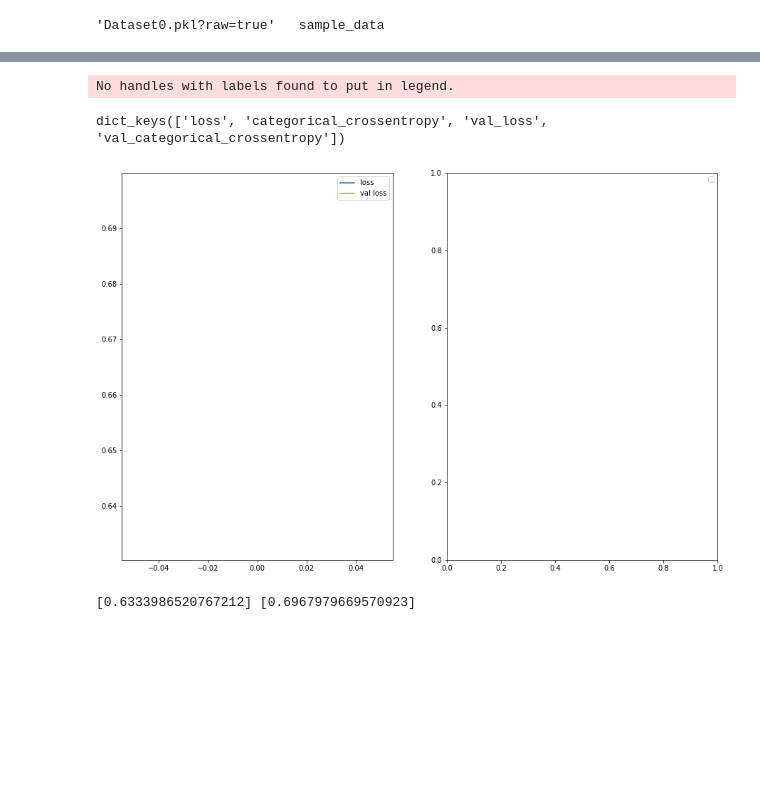
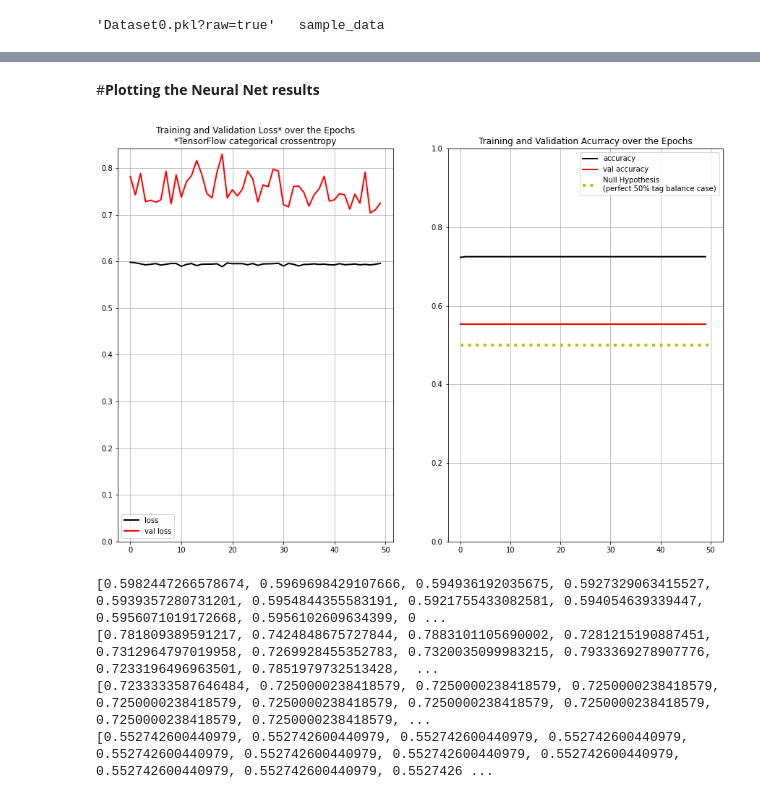
Before and after one commit to GastonMazzei/TraceMeOut, a Jupyter notebook: utils/TraceMeOut_4GoogleColab.ipynb, the cells around one changed output, grey strips where cells are left out. Saved outputs shown, nothing was run; the diff lists cells and outputs as text; code cells hidden in the pictures; blank space fills up the shorter version.

```diff
--- a/utils/TraceMeOut_4GoogleColab.ipynb
+++ b/utils/TraceMeOut_4GoogleColab.ipynb
@@ -148,15 +163,16 @@ z = tf.keras.layers.Dense(NCATEGORIES, activation="softmax")(z)
 model = tf.keras.Model(inputs=[x.input, y.input], outputs=z)
 
 # Compile the model :-)
-model.compile(optimizer=tf.keras.optimizers.SGD(learning_rate=1e-3),
+model.compile(optimizer=tf.keras.optimizers.SGD(learning_rate=LR),
               loss=tf.keras.losses.CategoricalCrossentropy(),
-              metrics=[tf.keras.metrics.CategoricalCrossentropy(),
-							                tf.keras.metrics.Accuracy(),
+              metrics=[
+								       #tf.keras.metrics.CategoricalCrossentropy(),
+							         tf.keras.metrics.CategoricalAccuracy(),
                        #tf.keras.metrics.AUC(),
-											            ])
+											])
 
 
-# Print input size and make fake dataset
+# Print input size
 print(model.summary())
 IShape = model.input_shape
 OShape = model.output_shape
@@ -250,0 +268,4 @@ KeyError: ignored
+# %%
+print(f'About to train! :-)')
+history = model.fit(trainD, epochs=EPOCHS, batch_size=BATCH, validation_data=valD, verbose=2)
+print('Finished training! :-)')
@@ -251,19 +290,35 @@ KeyError: ignored
+# %% [markdown]
+#<b>Plotting the Neural Net results</b>
 # %%
 # Display results
-print(history.history.keys())
 f,ax = plt.subplots(1,2,figsize=(15,10))
-ax[0].plot(history.history['loss'],label='loss')
-ax[0].plot(history.history['val_loss'], label='val loss')
+
+ax[0].plot(history.history['loss'],label='loss', c='k', lw=2)
+ax[0].plot(history.history['val_loss'], label='val loss', c='r', lw=2)
+ax[0].grid()
+ax[0].set_title('Training and Validation Loss* over the Epochs\n*TensorFlow categorical crossentropy')
+ax[0].set_ylim(0,None)
 ax[0].legend()
-# ax[1].plot(history.history['auc'],label='auc')
-# ax[1].plot(history.history['val_auc'], label='val auc')
+
+ax[1].plot(history.history['categorical_accuracy'],label='accuracy', c='k', lw=2)
+ax[1].plot(history.history['val_categorical_accuracy'], label='val accuracy', c='r', lw=2)
 ax[1].set_ylim(0,1)
+ax[1].hlines(0.5, 0, EPOCHS, color='y', ls=':', lw=4, label='Null Hypothesis\n(perfect 50% tag balance case)')
+ax[1].grid()
+ax[1].set_title('Training and Validation Acurracy over the Epochs')
 ax[1].legend()
+
 plt.show()
-
-print(history.history['loss'], history.history['val_loss'])
 # %% [output]
-No handles with labels found to put in legend.
-dict_keys(['loss', 'categorical_crossentropy', 'val_loss', 'val_categorical_crossentropy'])
-[figure, old version]
+[figure, new version]
-[0.6333986520767212] [0.6967979669570923]
+# %%
+# Print the raw values of the metrics, just in case we want to use them without re-running the notebook :O
+print(history.history['loss'])
+print(history.history['val_loss'])
+print(history.history['categorical_accuracy'])
+print(history.history['val_categorical_accuracy'])
+# %% [output]
+[0.5982447266578674, 0.5969698429107666, 0.594936192035675, 0.5927329063415527, 0.5939357280731201, 0.5954844355583191, 0.5921755433082581, 0.594054639339447, 0.5956071019172668, 0.5956102609634399, 0 ...
+[0.781809389591217, 0.7424848675727844, 0.7883101105690002, 0.7281215190887451, 0.7312964797019958, 0.7269928455352783, 0.7320035099983215, 0.7933369278907776, 0.7233196496963501, 0.7851979732513428,  ...
+[0.7233333587646484, 0.7250000238418579, 0.7250000238418579, 0.7250000238418579, 0.7250000238418579, 0.7250000238418579, 0.7250000238418579, 0.7250000238418579, 0.7250000238418579, 0.7250000238418579, ...
+[0.552742600440979, 0.552742600440979, 0.552742600440979, 0.552742600440979, 0.552742600440979, 0.552742600440979, 0.552742600440979, 0.552742600440979, 0.552742600440979, 0.552742600440979, 0.5527426 ...
```
Also changed, not shown: parts of 12 cells of this notebook.
